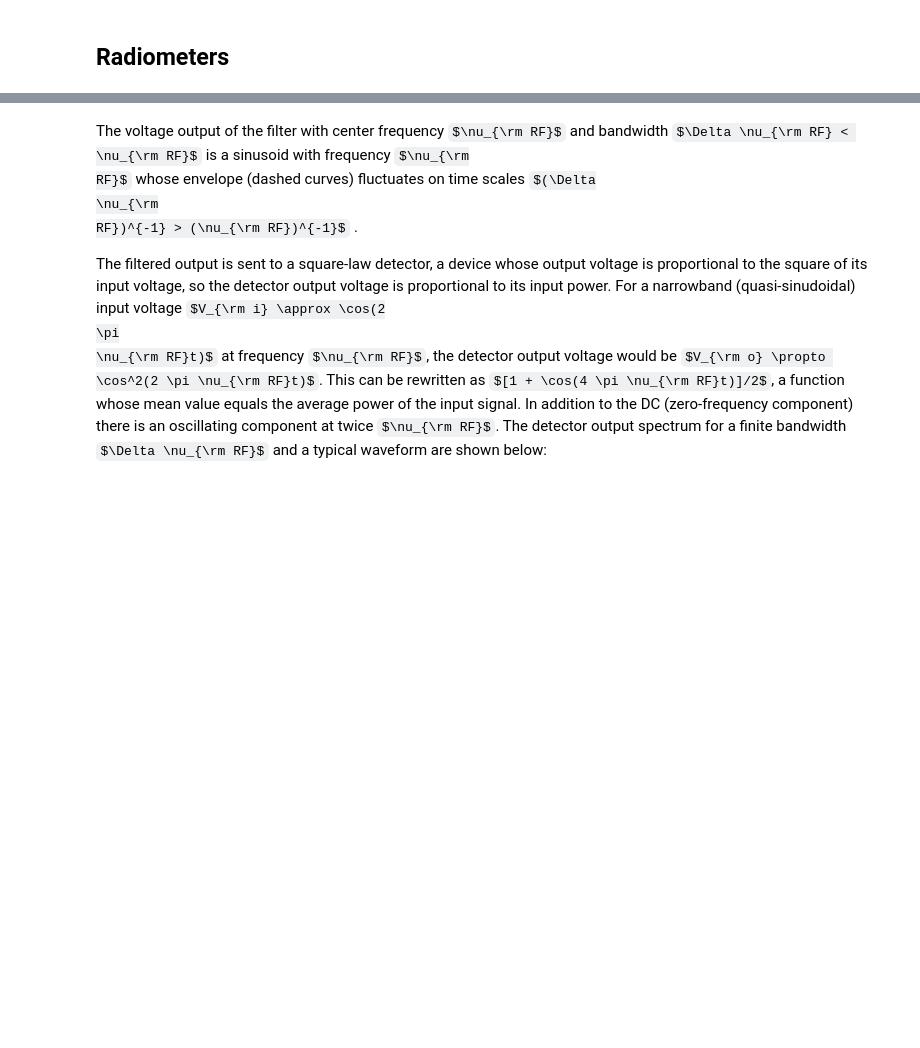
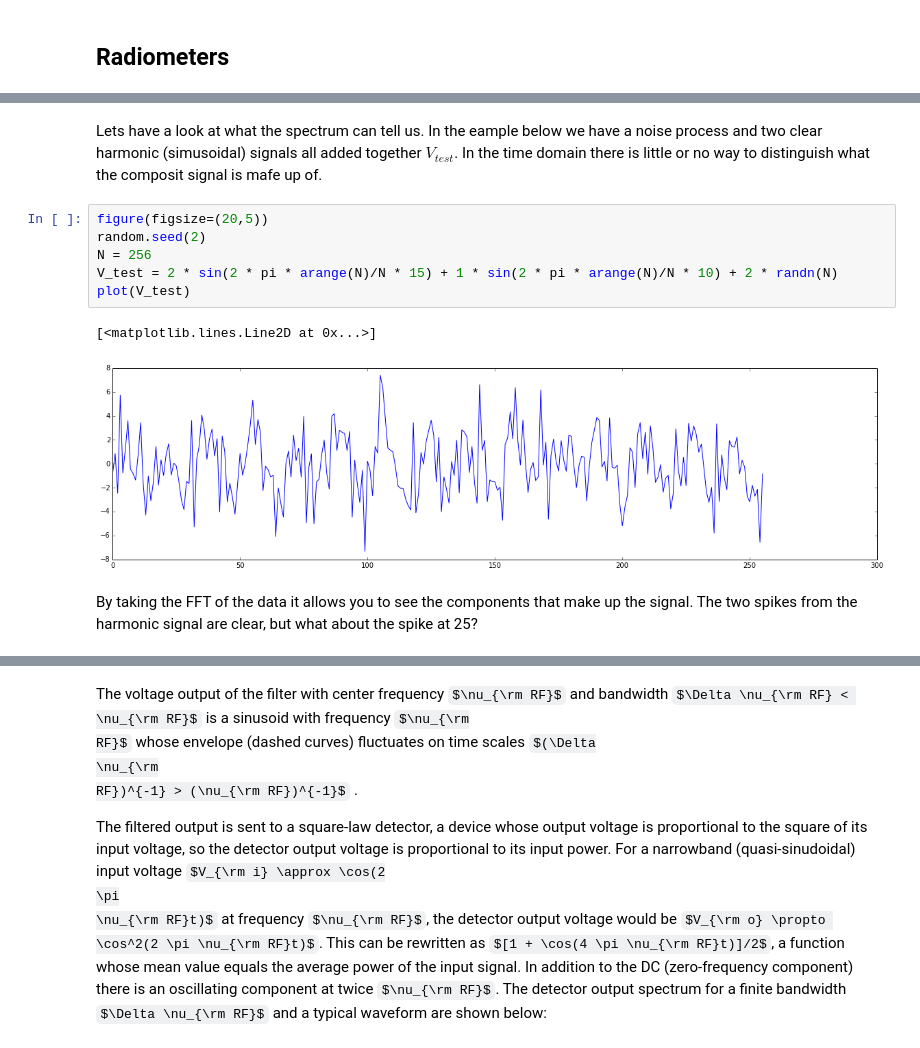
Before and after one commit to ska-sa/tutorials, a Jupyter notebook: 2_Radio_Astronomy_Honours/4_Radiometers/Radiometers.ipynb, the cells around one changed output, grey strips where cells are left out. Drawn from its saved outputs; the diff is of its cells as text; some formulas as TeX source; blank space fills up the shorter version.

```diff
--- a/2_Radio_Astronomy_Honours/4_Radiometers/Radiometers.ipynb
+++ b/2_Radio_Astronomy_Honours/4_Radiometers/Radiometers.ipynb
@@ -238,0 +241,13 @@ grid()
+# %% [markdown]
+Lets have a look at what the spectrum can tell us. In the eample below we have a noise process and two clear harmonic (simusoidal) signals all added together $V_{test}$. In the time domain there is little or no way to distinguish what the composit signal is mafe up of.
+# %%
+figure(figsize=(20,5))
+random.seed(2)
+N = 256
+V_test = 2 * sin(2 * pi * arange(N)/N * 15) + 1 * sin(2 * pi * arange(N)/N * 10) + 2 * randn(N)
+plot(V_test)
+# %% [output]
+[<matplotlib.lines.Line2D at 0x...>]
+[figure, added]
+# %% [markdown]
+By taking the FFT of the data it allows you to see the components that make up the signal. The two spikes from the harmonic signal are clear, but what about the spike at 25?
```
Also changed, not shown: parts of 6 cells of this notebook.
